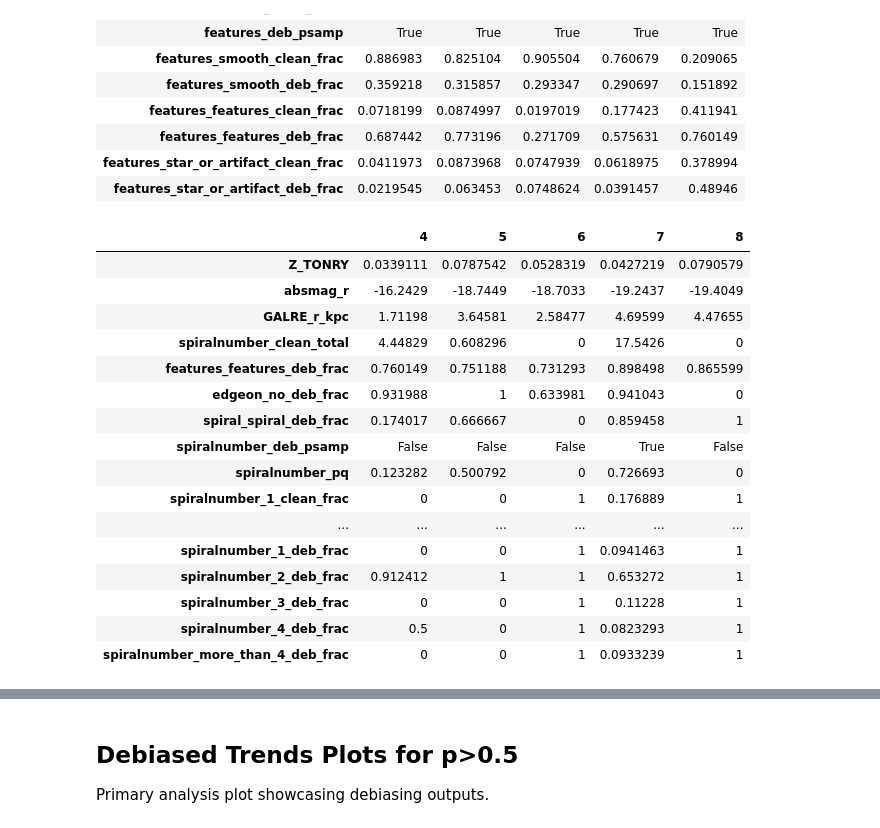
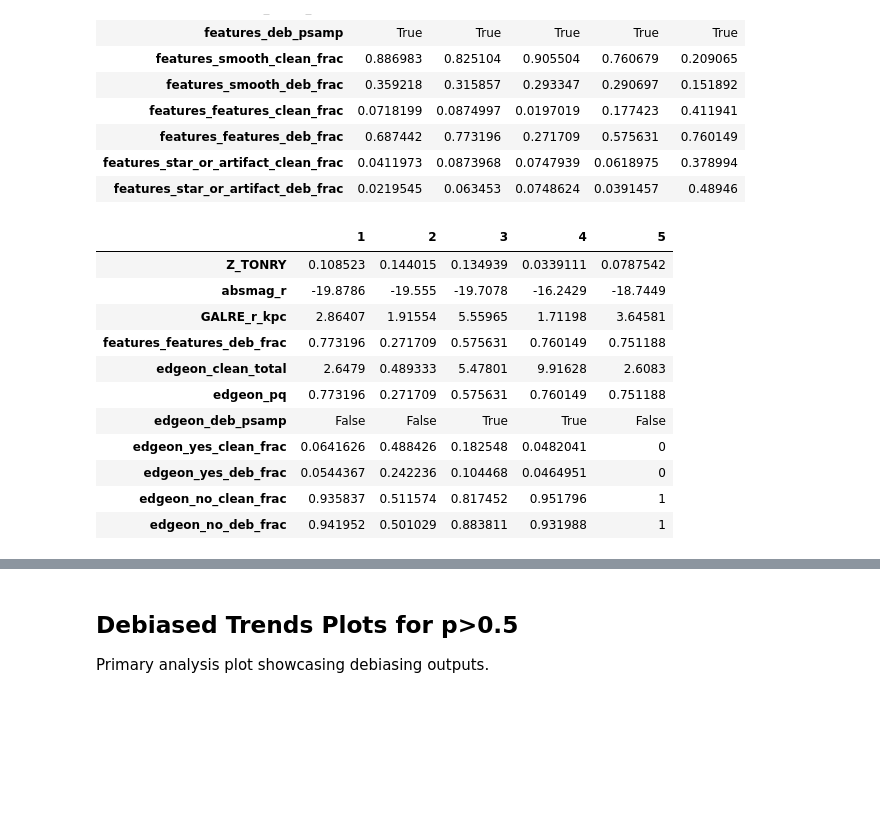
Before and after one commit to leeskelvin/gamakidsgz, a Jupyter notebook: outputs/debiasing/debiasing.ipynb, the cells around one changed output, grey strips where cells are left out. Cells and saved outputs as stored; diff of their text form; code cells hidden in the pictures; blank space fills up the shorter version.

```diff
--- a/outputs/debiasing/debiasing.ipynb
+++ b/outputs/debiasing/debiasing.ipynb
@@ -1521,41 +1522,28 @@ display(data_deb[z_column,
 # %%
 # analyse debiased data for given question
 display(data_deb[z_column,
                  Mr_column,
                  R50_column,
-                 'spiralnumber_clean_total',
                  'features_features_deb_frac',
+                 'edgeon_clean_total',
+                 'edgeon_pq',
+                 'edgeon_deb_psamp',
+                 'edgeon_yes_clean_frac',
+                 'edgeon_yes_deb_frac',
+                 'edgeon_no_clean_frac',
                  'edgeon_no_deb_frac',
-                 'spiral_spiral_deb_frac',
-                 'spiralnumber_deb_psamp',
-                 'spiralnumber_pq',
-                 'spiralnumber_1_clean_frac',
-                 'spiralnumber_2_clean_frac',
-                 'spiralnumber_3_clean_frac',
-                 'spiralnumber_4_clean_frac',
-                 'spiralnumber_more_than_4_clean_frac',
-                 'spiralnumber_1_deb_frac',
-                 'spiralnumber_2_deb_frac',
-                 'spiralnumber_3_deb_frac',
-                 'spiralnumber_4_deb_frac',
-                 'spiralnumber_more_than_4_deb_frac',
-                ].to_pandas().iloc[4:4+5,:].T)
+                ].to_pandas().iloc[1:1+5,:].T)
 # %% [output]
-|  | 4 | 5 | 6 | 7 | 8 |
-| Z_TONRY | 0.0339111 | 0.0787542 | 0.0528319 | 0.0427219 | 0.0790579 |
-| absmag_r | -16.2429 | -18.7449 | -18.7033 | -19.2437 | -19.4049 |
-| GALRE_r_kpc | 1.71198 | 3.64581 | 2.58477 | 4.69599 | 4.47655 |
-| spiralnumber_clean_total | 4.44829 | 0.608296 | 0 | 17.5426 | 0 |
-| features_features_deb_frac | 0.760149 | 0.751188 | 0.731293 | 0.898498 | 0.865599 |
-| edgeon_no_deb_frac | 0.931988 | 1 | 0.633981 | 0.941043 | 0 |
-| spiral_spiral_deb_frac | 0.174017 | 0.666667 | 0 | 0.859458 | 1 |
-| spiralnumber_deb_psamp | False | False | False | True | False |
-| spiralnumber_pq | 0.123282 | 0.500792 | 0 | 0.726693 | 0 |
-| spiralnumber_1_clean_frac | 0 | 0 | 1 | 0.176889 | 1 |
-| ... | ... | ... | ... | ... | ... |
-| spiralnumber_1_deb_frac | 0 | 0 | 1 | 0.0941463 | 1 |
-| spiralnumber_2_deb_frac | 0.912412 | 1 | 1 | 0.653272 | 1 |
-| spiralnumber_3_deb_frac | 0 | 0 | 1 | 0.11228 | 1 |
-| spiralnumber_4_deb_frac | 0.5 | 0 | 1 | 0.0823293 | 1 |
-| spiralnumber_more_than_4_deb_frac | 0 | 0 | 1 | 0.0933239 | 1 |
+|  | 1 | 2 | 3 | 4 | 5 |
+| Z_TONRY | 0.108523 | 0.144015 | 0.134939 | 0.0339111 | 0.0787542 |
+| absmag_r | -19.8786 | -19.555 | -19.7078 | -16.2429 | -18.7449 |
+| GALRE_r_kpc | 2.86407 | 1.91554 | 5.55965 | 1.71198 | 3.64581 |
+| features_features_deb_frac | 0.773196 | 0.271709 | 0.575631 | 0.760149 | 0.751188 |
+| edgeon_clean_total | 2.6479 | 0.489333 | 5.47801 | 9.91628 | 2.6083 |
+| edgeon_pq | 0.773196 | 0.271709 | 0.575631 | 0.760149 | 0.751188 |
+| edgeon_deb_psamp | False | False | True | True | False |
+| edgeon_yes_clean_frac | 0.0641626 | 0.488426 | 0.182548 | 0.0482041 | 0 |
+| edgeon_yes_deb_frac | 0.0544367 | 0.242236 | 0.104468 | 0.0464951 | 0 |
+| edgeon_no_clean_frac | 0.935837 | 0.511574 | 0.817452 | 0.951796 | 1 |
+| edgeon_no_deb_frac | 0.941952 | 0.501029 | 0.883811 | 0.931988 | 1 |
 # %%
```
Also changed, not shown: parts of 6 cells of this notebook, 5 other files.
